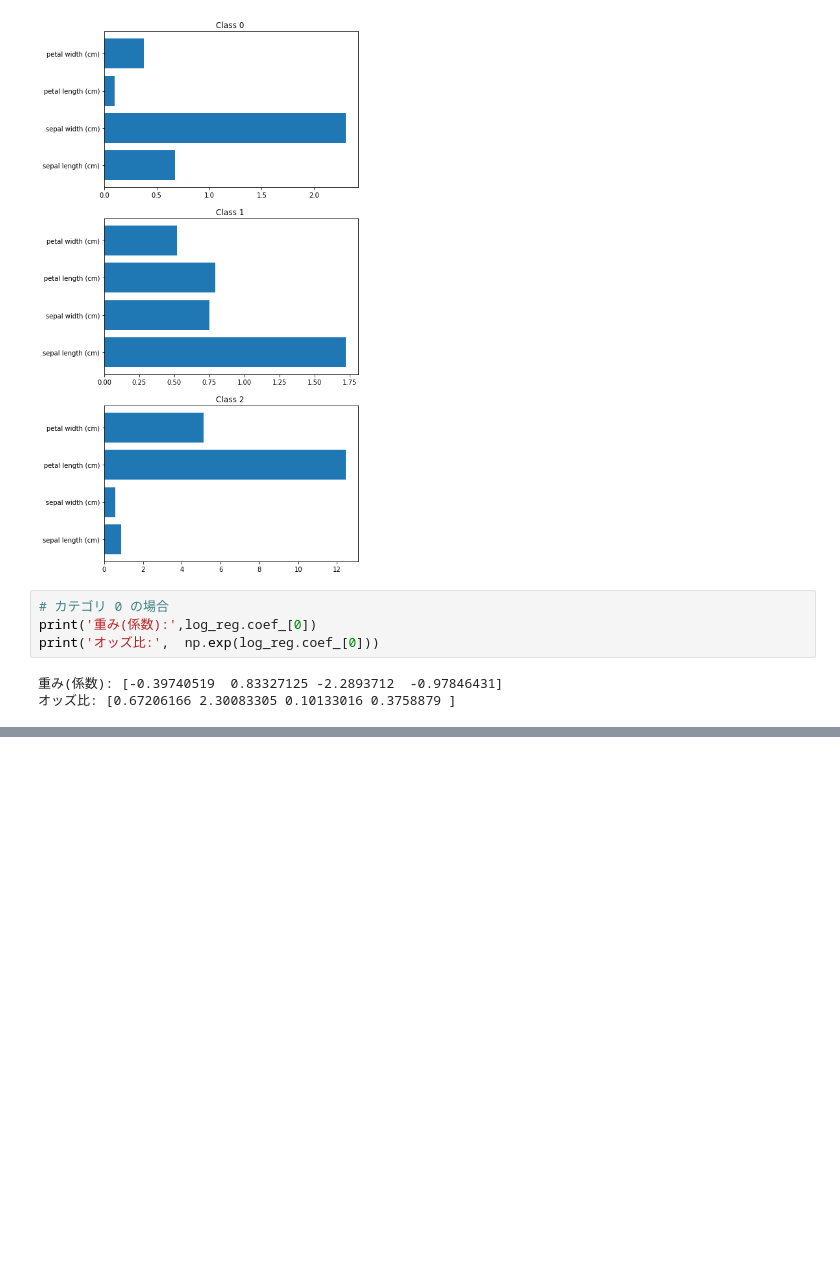
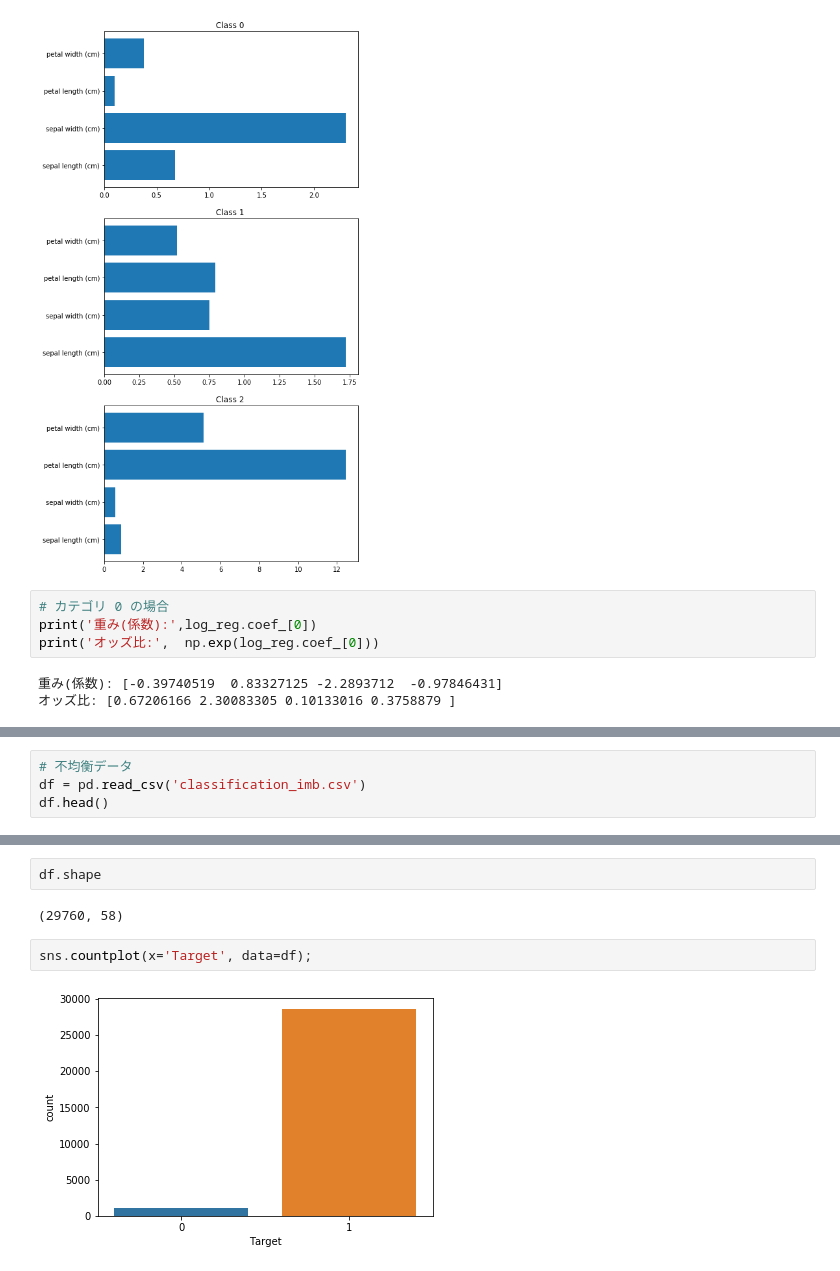
Before and after one commit to Sakana999/Self-Study, a Jupyter notebook: KIKAGAKU/KIKAGAKU ML Classification.ipynb, the cells around one changed output, grey strips where cells are left out. Cells and saved outputs as stored; diff of their text form; blank space fills up the shorter version.

```diff
--- a/KIKAGAKU/KIKAGAKU ML Classification.ipynb
+++ b/KIKAGAKU/KIKAGAKU ML Classification.ipynb
@@ -242,0 +260,4 @@ print('オッズ比:',  np.exp(log_reg.coef_[0]))
+# %%
+# 不均衡データ
+df = pd.read_csv('classification_imb.csv')
+df.head()
@@ -242,0 +272,8 @@ print('オッズ比:',  np.exp(log_reg.coef_[0]))
+# %%
+df.shape
+# %% [output]
+(29760, 58)
+# %%
+sns.countplot(x='Target', data=df);
+# %% [output]
+[figure, added]
```
Also changed, not shown: parts of 20 cells of this notebook, 4 other files.
